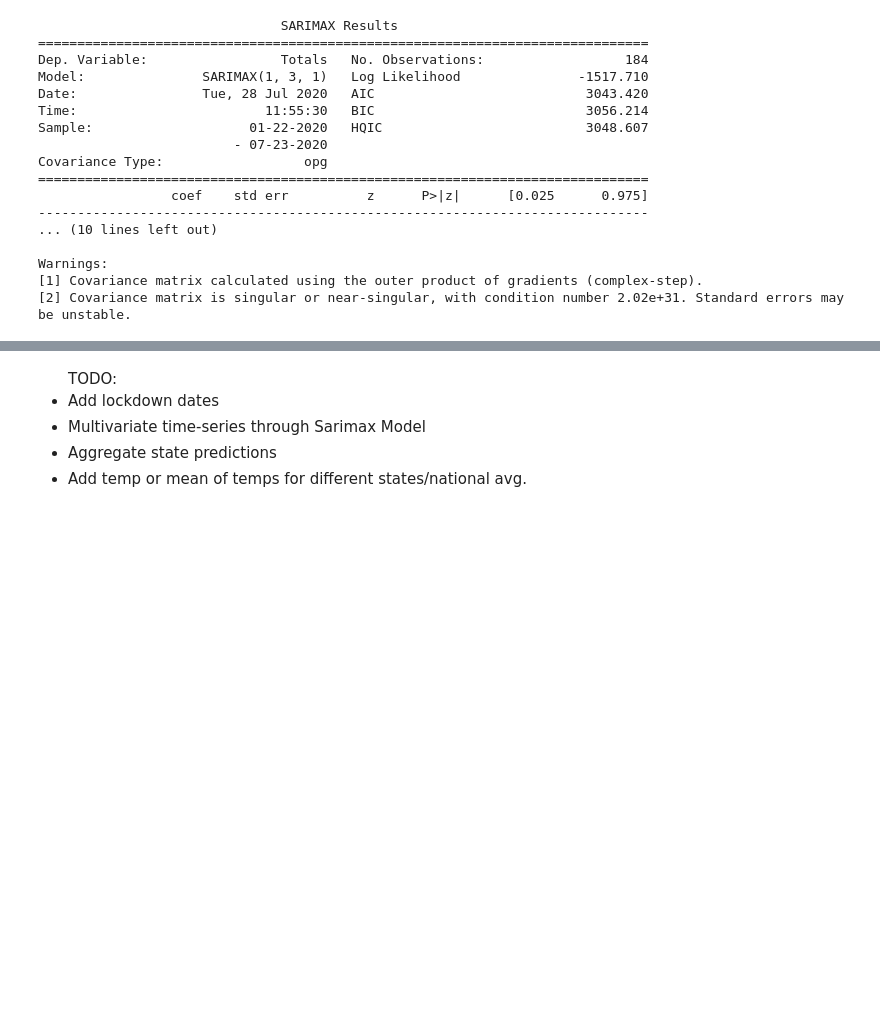
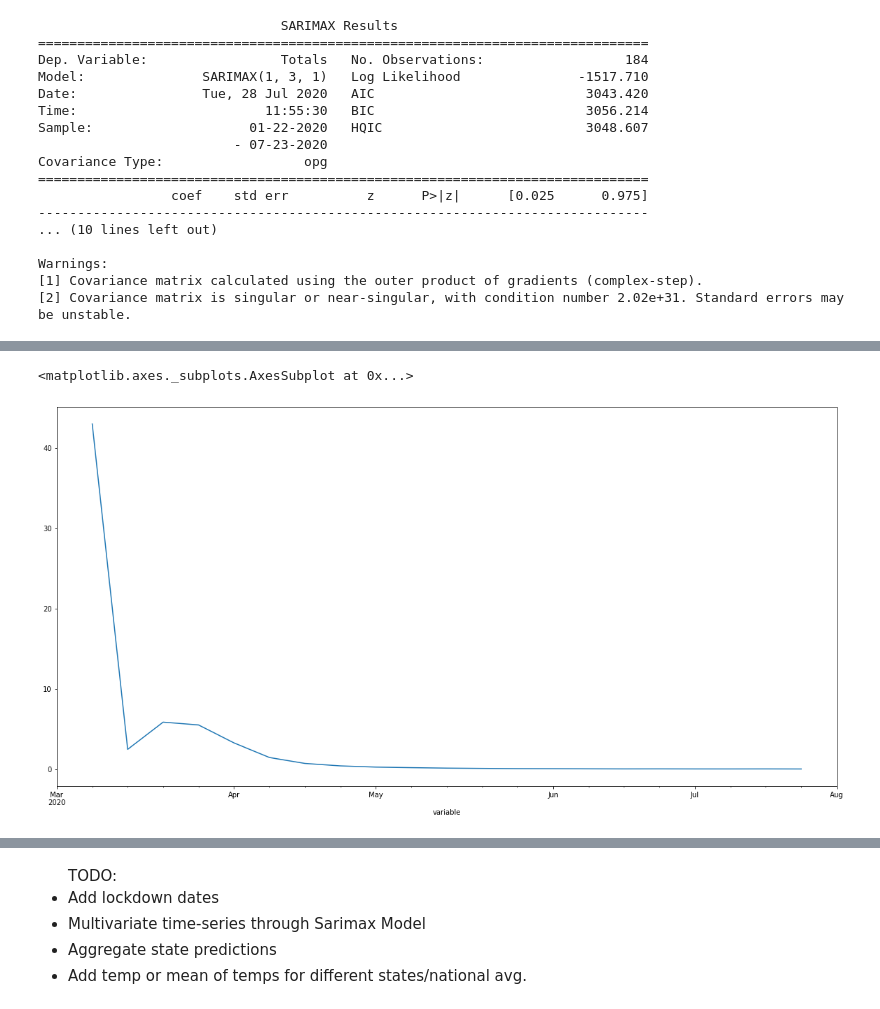
Before and after one commit to GabeSArn/time_series, a Jupyter notebook: index_ga.ipynb, the cells around one changed output, grey strips where cells are left out. Cells and saved outputs as stored; diff of their text form; code cells hidden in the pictures; blank space fills up the shorter version.

```diff
--- a/index_ga.ipynb
+++ b/index_ga.ipynb
@@ -289,0 +366,2 @@ np.sqrt(metrics.mean_squared_error(training_set, pred_deaths))
+# %%
+weekly_rates['pct_change'] = weekly_rates['Totals'].pct_change()
@@ -289,0 +383,5 @@ np.sqrt(metrics.mean_squared_error(training_set, pred_deaths))
+# %%
+weekly_rates['pct_change'].plot(figsize=(20,10))
+# %% [output]
+<matplotlib.axes._subplots.AxesSubplot at 0x...>
+[figure, added]
```
Also changed, not shown: parts of 20 cells of this notebook, 1 other file.
